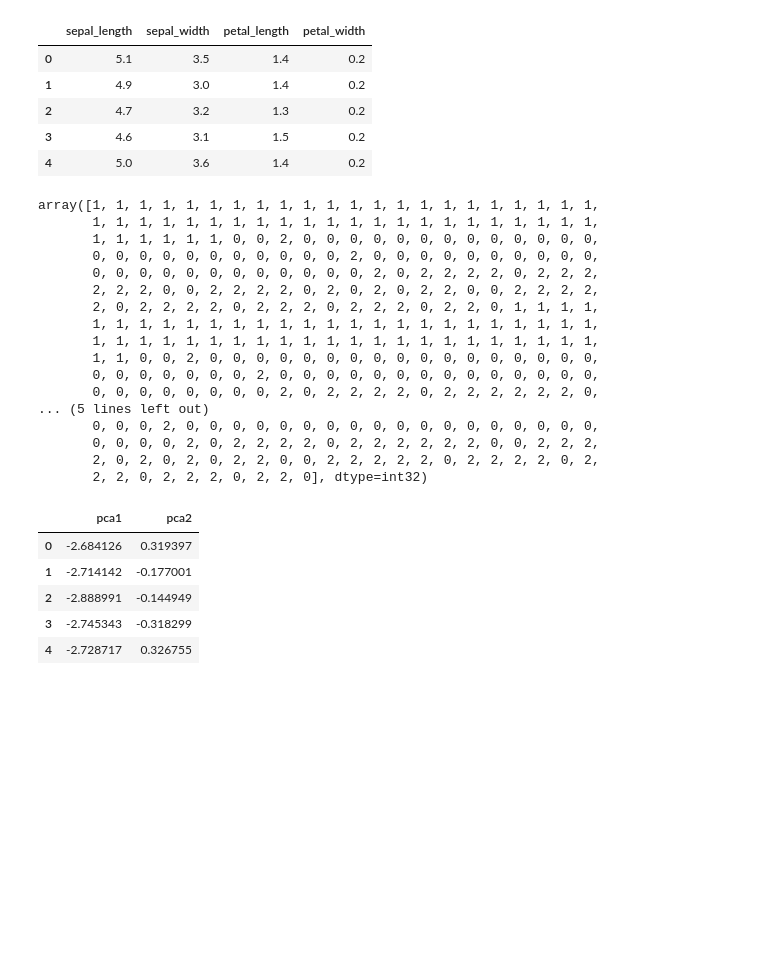
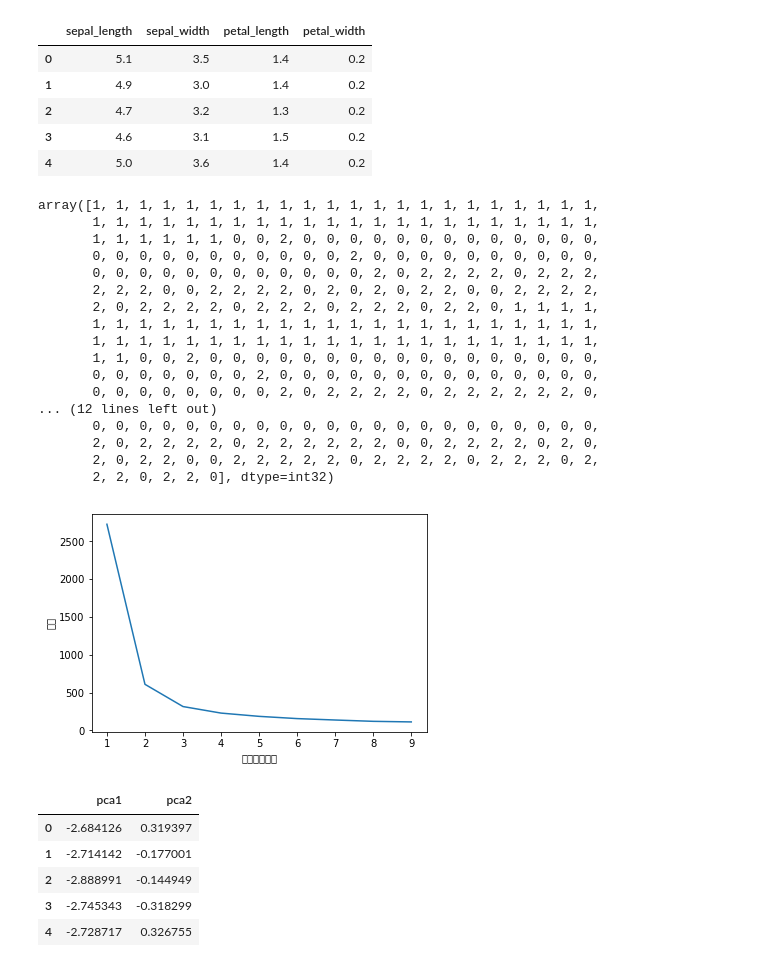
Before and after one commit to shingoasou/data-infra, a Jupyter notebook: experiment.ipynb, the cells around one changed output. Drawn from its saved outputs; the diff is of its cells as text; code cells hidden in the pictures; blank space fills up the shorter version.

```diff
--- a/experiment.ipynb
+++ b/experiment.ipynb
@@ -74,27 +74,42 @@ df_src.head()
 | 4 | 5.0 | 3.6 | 1.4 | 0.2 |
 # %%
 from sklearn.cluster import KMeans
+
+dist_sums = []
+for cluster_cnt in range(1, 10):
+    kms = KMeans(n_clusters=cluster_cnt, random_state=1)
+    kms.fit_predict(df_src)
+    dist_sums.append(kms.inertia_)
+
+%matplotlib inline
+import matplotlib.pyplot as plt
+
+plt.plot(range(1,10), dist_sums)
+plt.xlabel('クラスター数')
+plt.ylabel('距離')
+
 kms = KMeans(n_clusters=3, random_state=1)
 clusters = kms.fit_predict(df_src)
 clusters
 # %% [output]
 array([1, 1, 1, 1, 1, 1, 1, 1, 1, 1, 1, 1, 1, 1, 1, 1, 1, 1, 1, 1, 1, 1,
        1, 1, 1, 1, 1, 1, 1, 1, 1, 1, 1, 1, 1, 1, 1, 1, 1, 1, 1, 1, 1, 1,
        1, 1, 1, 1, 1, 1, 0, 0, 2, 0, 0, 0, 0, 0, 0, 0, 0, 0, 0, 0, 0, 0,
        0, 0, 0, 0, 0, 0, 0, 0, 0, 0, 0, 2, 0, 0, 0, 0, 0, 0, 0, 0, 0, 0,
        0, 0, 0, 0, 0, 0, 0, 0, 0, 0, 0, 0, 2, 0, 2, 2, 2, 2, 0, 2, 2, 2,
        2, 2, 2, 0, 0, 2, 2, 2, 2, 0, 2, 0, 2, 0, 2, 2, 0, 0, 2, 2, 2, 2,
        2, 0, 2, 2, 2, 2, 0, 2, 2, 2, 0, 2, 2, 2, 0, 2, 2, 0, 1, 1, 1, 1,
        1, 1, 1, 1, 1, 1, 1, 1, 1, 1, 1, 1, 1, 1, 1, 1, 1, 1, 1, 1, 1, 1,
        1, 1, 1, 1, 1, 1, 1, 1, 1, 1, 1, 1, 1, 1, 1, 1, 1, 1, 1, 1, 1, 1,
        1, 1, 0, 0, 2, 0, 0, 0, 0, 0, 0, 0, 0, 0, 0, 0, 0, 0, 0, 0, 0, 0,
        0, 0, 0, 0, 0, 0, 0, 2, 0, 0, 0, 0, 0, 0, 0, 0, 0, 0, 0, 0, 0, 0,
        0, 0, 0, 0, 0, 0, 0, 0, 2, 0, 2, 2, 2, 2, 0, 2, 2, 2, 2, 2, 2, 0,
-... (5 lines left out)
-       0, 0, 0, 2, 0, 0, 0, 0, 0, 0, 0, 0, 0, 0, 0, 0, 0, 0, 0, 0, 0, 0,
-       0, 0, 0, 0, 2, 0, 2, 2, 2, 2, 0, 2, 2, 2, 2, 2, 2, 0, 0, 2, 2, 2,
-       2, 0, 2, 0, 2, 0, 2, 2, 0, 0, 2, 2, 2, 2, 2, 0, 2, 2, 2, 2, 0, 2,
-       2, 2, 0, 2, 2, 2, 0, 2, 2, 0], dtype=int32)
+... (12 lines left out)
+       0, 0, 0, 0, 0, 0, 0, 0, 0, 0, 0, 0, 0, 0, 0, 0, 0, 0, 0, 0, 0, 0,
+       2, 0, 2, 2, 2, 2, 0, 2, 2, 2, 2, 2, 2, 0, 0, 2, 2, 2, 2, 0, 2, 0,
+       2, 0, 2, 2, 0, 0, 2, 2, 2, 2, 2, 0, 2, 2, 2, 2, 0, 2, 2, 2, 0, 2,
+       2, 2, 0, 2, 2, 0], dtype=int32)
+[figure, added]
 # %%
 from sklearn.decomposition import PCA
 pca = PCA(n_components=2, random_state=1)
```
Also changed, not shown: parts of 6 cells of this notebook.
